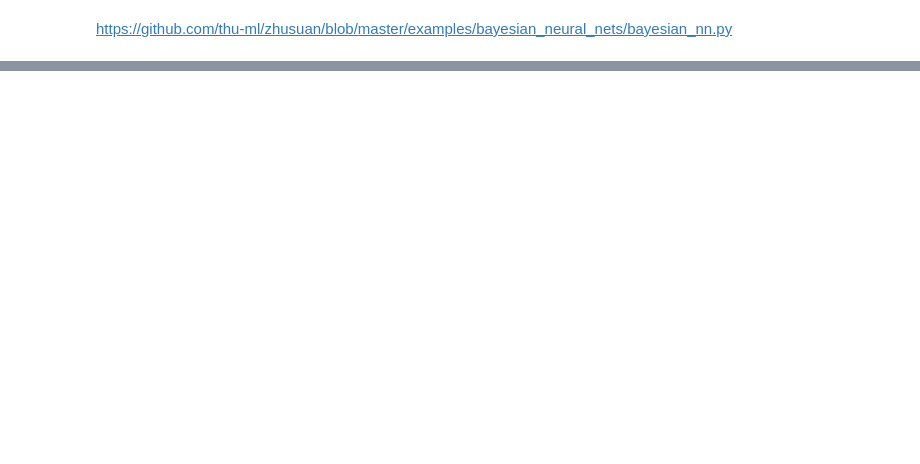
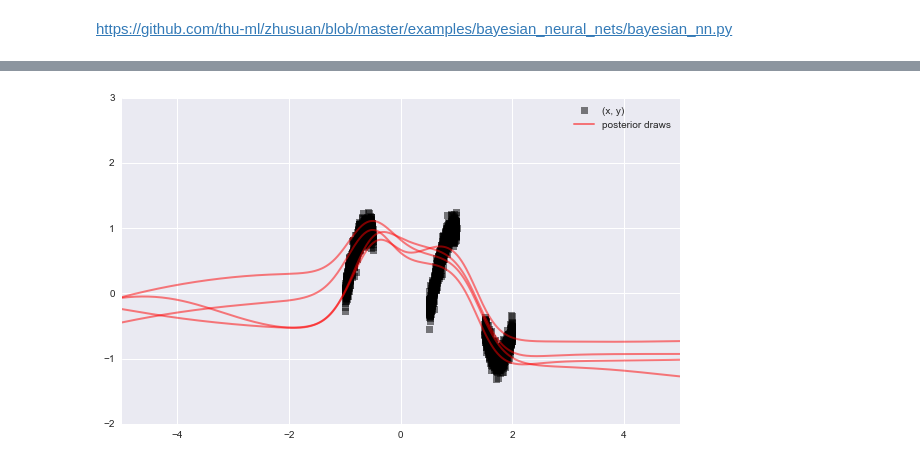
Before and after one commit to BelhalK/BayesianNeuralNets, a Jupyter notebook: BNN-SGD (Custom Optimizer).ipynb, the cells around one changed output, grey strips where cells are left out. Cells and saved outputs as stored; diff of their text form; code cells hidden in the pictures; blank space fills up the shorter version.

```diff
--- a/BNN-SGD (Custom Optimizer).ipynb
+++ b/BNN-SGD (Custom Optimizer).ipynb
@@ -104,0 +183,6 @@ opt.apply_gradients(capped_grads_and_vars)
+# %%
+# Visualize posterior draws.
+outputs = mus.eval()
+display_draws(x_train, y_train, inputs, outputs, 'posterior draws')
+# %% [output]
+[figure, added]
```
Also changed, not shown: parts of 32 cells of this notebook.
